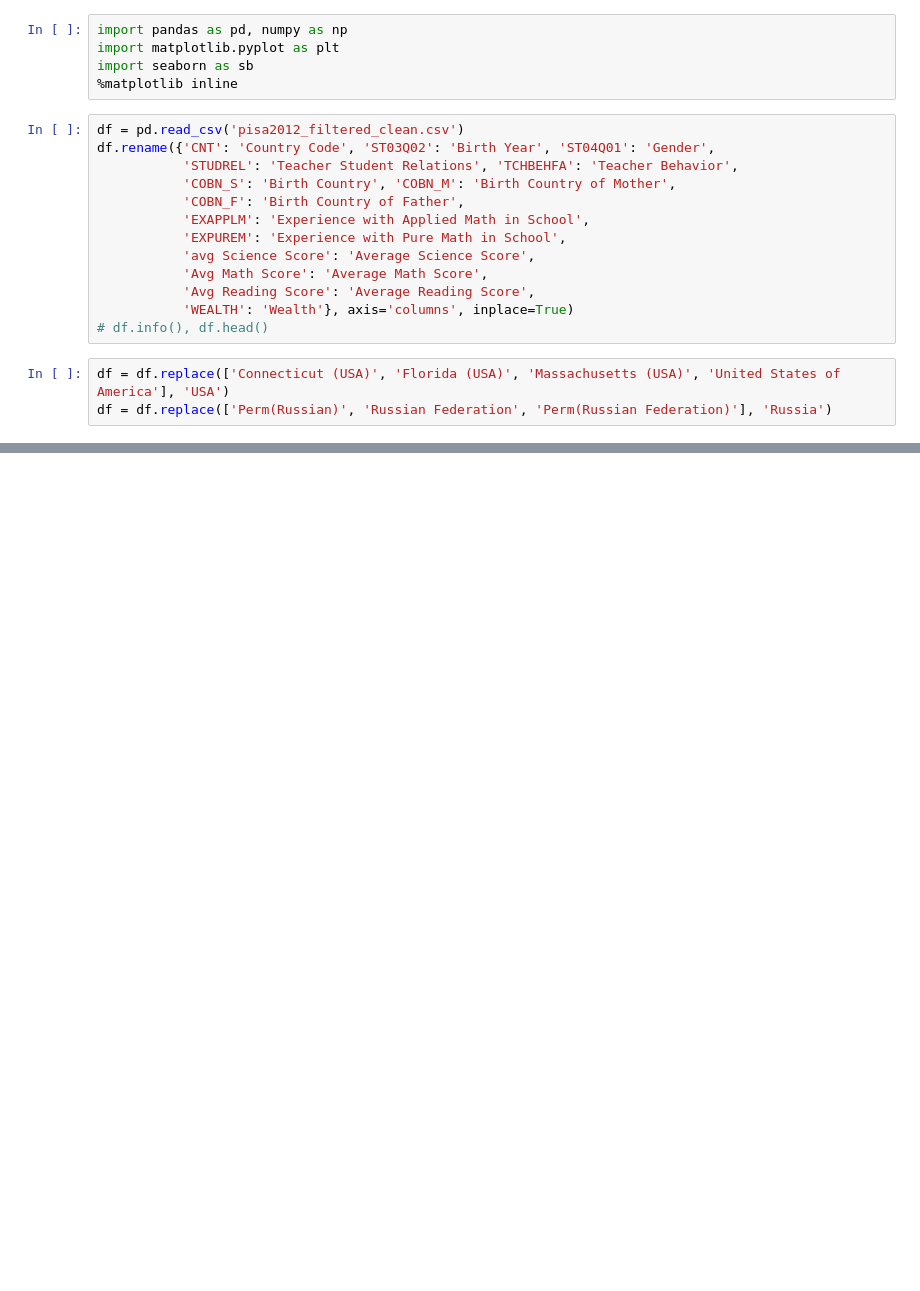
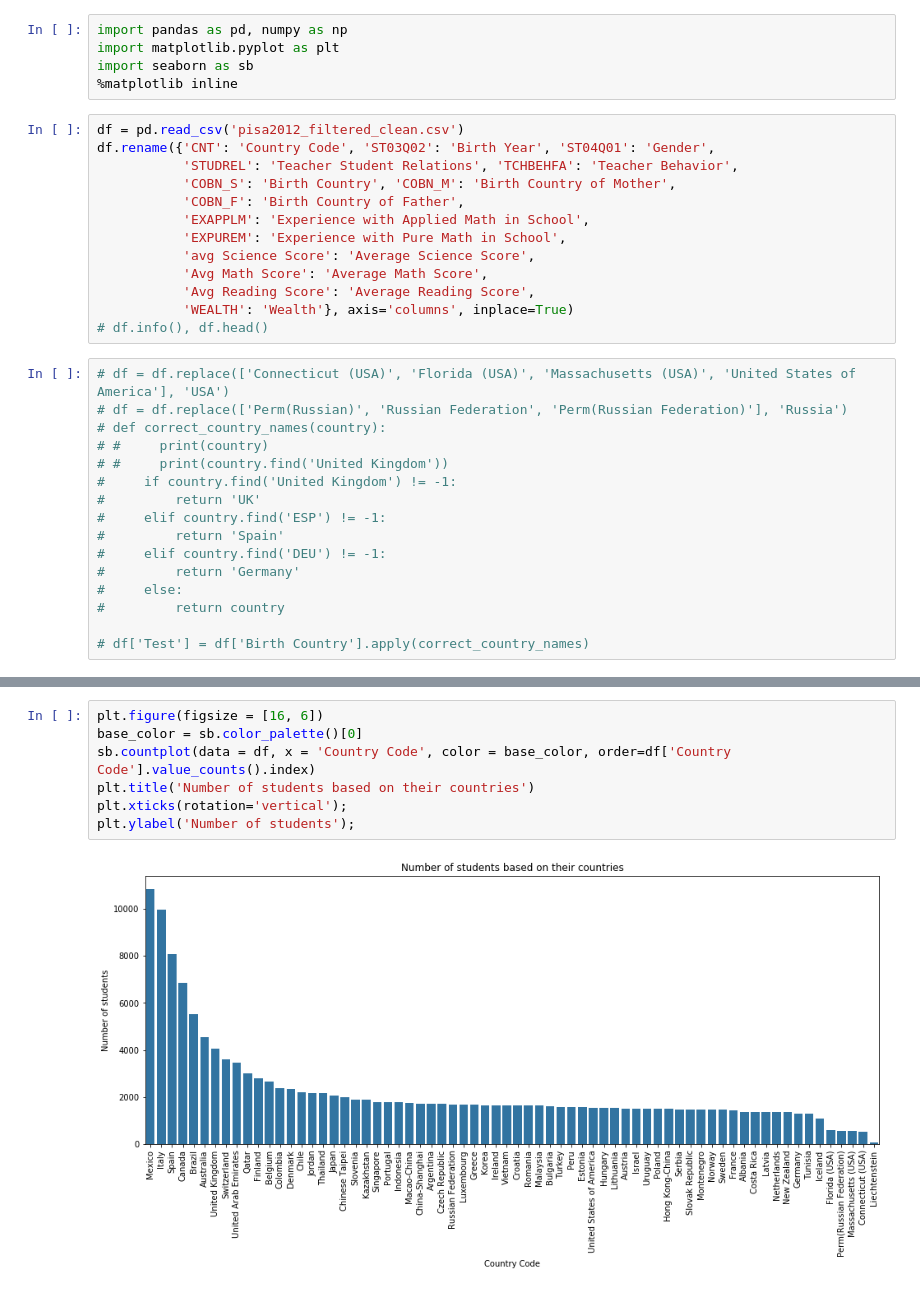
Before and after one commit to rostam/pisa-data-set-analysis, a Jupyter notebook: PisaDataSetAnalysis.ipynb, the cells around one changed output, grey strips where cells are left out. Drawn from its saved outputs; the diff is of its cells as text; blank space fills up the shorter version.

```diff
--- a/PisaDataSetAnalysis.ipynb
+++ b/PisaDataSetAnalysis.ipynb
@@ -17,8 +22,21 @@ df.rename({'CNT': 'Country Code', 'ST03Q02': 'Birth Year', 'ST04Q01': 'Gender',
            'WEALTH': 'Wealth'}, axis='columns', inplace=True)
 # df.info(), df.head()
 # %%
-df = df.replace(['Connecticut (USA)', 'Florida (USA)', 'Massachusetts (USA)', 'United States of America'], 'USA')
-df = df.replace(['Perm(Russian)', 'Russian Federation', 'Perm(Russian Federation)'], 'Russia')
+# df = df.replace(['Connecticut (USA)', 'Florida (USA)', 'Massachusetts (USA)', 'United States of America'], 'USA')
+# df = df.replace(['Perm(Russian)', 'Russian Federation', 'Perm(Russian Federation)'], 'Russia')
+# def correct_country_names(country):
+# #     print(country)
+# #     print(country.find('United Kingdom'))
+#     if country.find('United Kingdom') != -1:
+#         return 'UK'
+#     elif country.find('ESP') != -1:
+#         return 'Spain'
+#     elif country.find('DEU') != -1:
+#         return 'Germany'
+#     else:
+#         return country
+
+# df['Test'] = df['Birth Country'].apply(correct_country_names)
 # %%
 res = df.groupby('Country Code').count()['Gender']
 res.keys()
@@ -38,0 +78,9 @@ Index(['Albania', 'Argentina', 'Australia', 'Austria', 'Belgium', 'Brazil',
+# %%
+plt.figure(figsize = [16, 6])
+base_color = sb.color_palette()[0]
+sb.countplot(data = df, x = 'Country Code', color = base_color, order=df['Country Code'].value_counts().index)
+plt.title('Number of students based on their countries')
+plt.xticks(rotation='vertical');
+plt.ylabel('Number of students');
+# %% [output]
+[figure, added]
```
Also changed, not shown: parts of 24 cells of this notebook.
